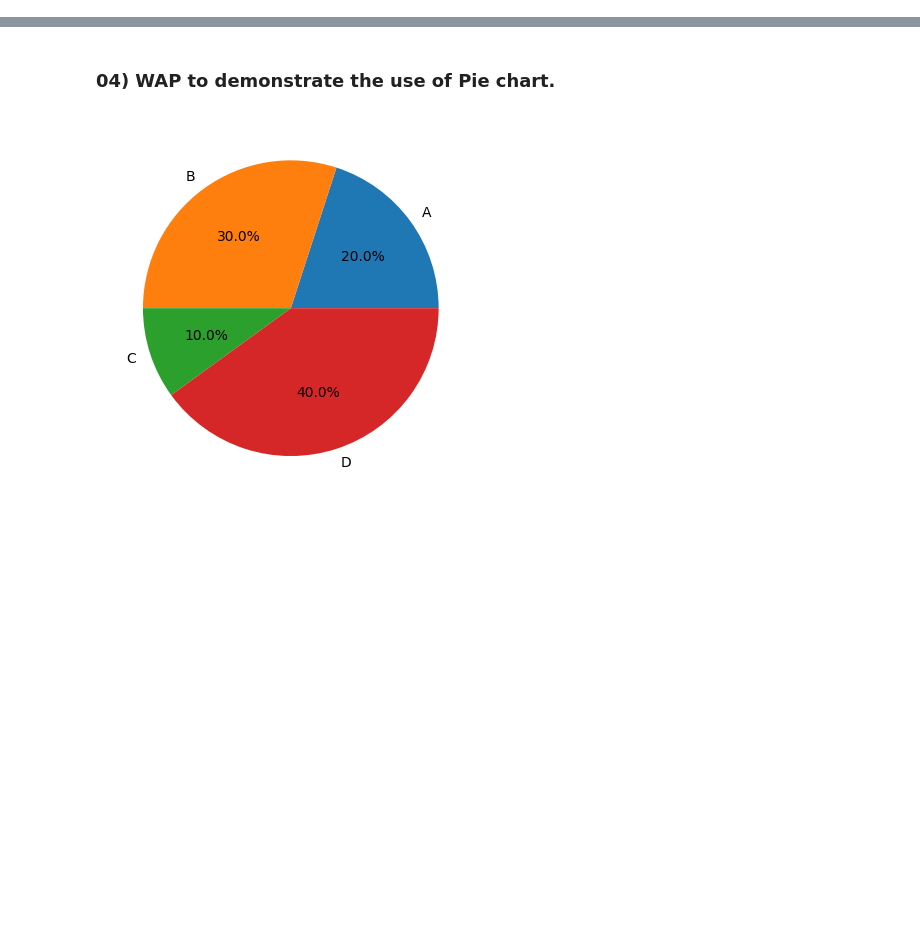
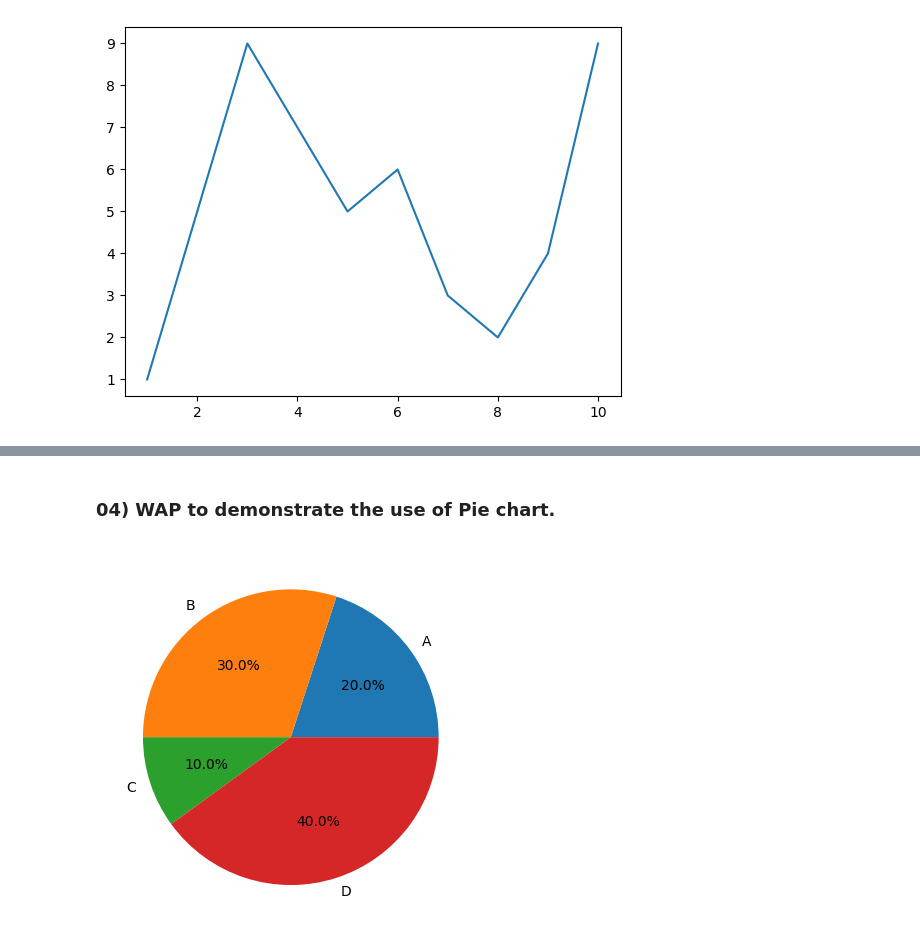
Before and after one commit to Dhairya3391/Python, a Jupyter notebook: Python Programming - Lab - 12.ipynb, the cells around one changed output, grey strips where cells are left out. Drawn from its saved outputs; the diff is of its cells as text; code cells hidden in the pictures; blank space fills up the shorter version.

```diff
--- a/Python Programming - Lab - 12.ipynb
+++ b/Python Programming - Lab - 12.ipynb
@@ -15,8 +13,11 @@ Matplotlib is building the font cache; this may take a moment.
 # %%
 x = range(1,11)
 y = [1,5,9,7,5,6,3,2,4,9]
 
-# write a code to display the line chart of above x & y
+plt.plot(x,y)
+plt.show()
+# %% [output]
+[figure, added]
 # %%
 x = [1,2,3,4,5,6,7,8,9,10]
 cxMarks = [5,8,9,6,3,2,4,8,8,9]
```
Also changed, not shown: parts of 5 cells of this notebook.
